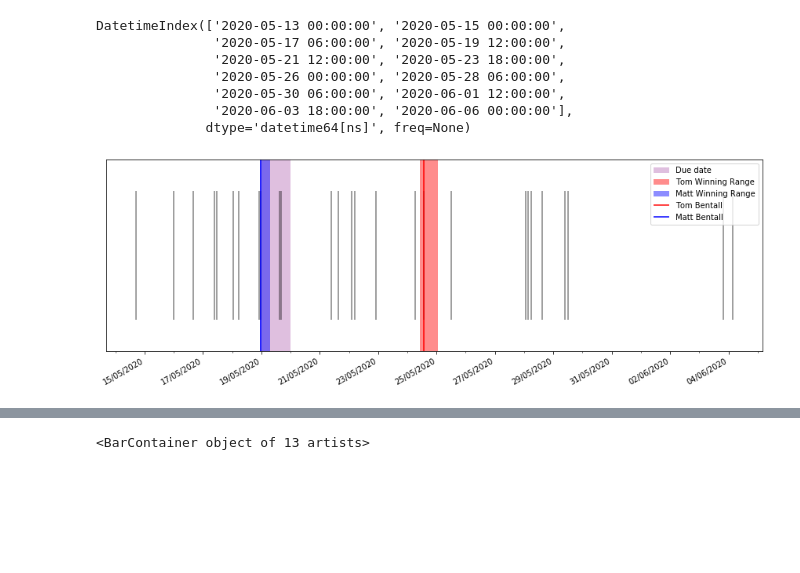
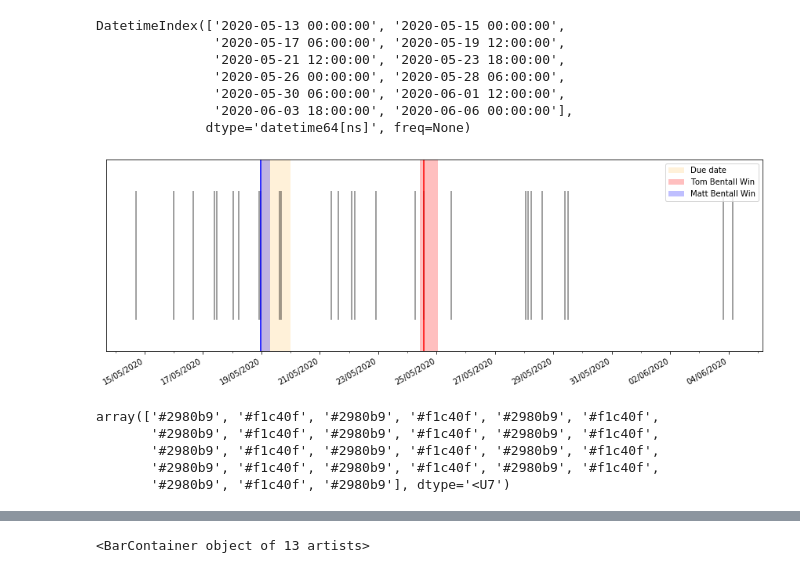
Before and after one commit to willcanniford/python-notes, a Jupyter notebook: baby_sweepstake/graph_guesses.ipynb, the cells around one changed output, grey strips where cells are left out. Saved outputs shown, nothing was run; the diff lists cells and outputs as text; code cells hidden in the pictures; blank space fills up the shorter version.

```diff
--- a/baby_sweepstake/graph_guesses.ipynb
+++ b/baby_sweepstake/graph_guesses.ipynb
@@ -61,12 +62,14 @@ for i in data.index:
         idx_1 = data.loc[i - 1, "guess"]
         idx_2 = data.loc[i, "guess"]
         lower = find_midpoint(idx_1, idx_2)
-        iteration = pd.DataFrame({'guess_rank': i, 'guess':idx_2, 'lower':lower}, index=[0])
+        upper = datetime.datetime(2020,6,14)
+        iteration = pd.DataFrame({'guess_rank': i, 'guess':idx_2, 'lower':lower, 'upper':upper}, index=[0])
     else:
         idx_2 = data.loc[i, "guess"]
         idx_3 = data.loc[i + 1, "guess"]
+        lower = datetime.datetime(2020,5,1)
         upper = find_midpoint(idx_2, idx_3)
-        iteration = pd.DataFrame({'guess_rank': i, 'guess':idx_2, 'upper':upper}, index=[0])
+        iteration = pd.DataFrame({'guess_rank': i, 'guess':idx_2, 'lower':lower, 'upper':upper}, index=[0])
 
     boundaries = pd.concat([boundaries,iteration], ignore_index=True)
 
@@ -215,40 +190,54 @@ ax.vlines(joined.guess, ymin=1, ymax=2, alpha=0.5)
 ax.vlines(joined[joined.player == 'Tom Bentall'].iloc[0, 1],
           ymin=0,
           ymax=4,
-          label='Tom Bentall',
           color='red')
 ax.vlines(joined[joined.player == 'Matt Bentall'].iloc[0, 1],
           ymin=0,
           ymax=4,
-          label='Matt Bentall',
           color='blue')
 ax.set_yticks([])
 ax.set_xticks(pd.date_range('2020-05-13', '2020-06-06', freq="2D"))
 ax.set_xticks(pd.date_range('2020-05-13', '2020-06-06'), minor=True)
 ax.set_ylim([0.75, 2.25])
 
-
+# Add background colour to indicate the full range of winning
 ax.axvspan(datetime.datetime(2020, 5, 19, 0, 0, 0),
             datetime.datetime(2020, 5, 20, 0, 0, 0),
-            facecolor='purple',
-            alpha=0.25,
+            facecolor='orange',
+            alpha=0.15,
             label = 'Due date')
 ax.axvspan(joined[joined.player == 'Tom Bentall'].lower.max(),
             joined[joined.player == 'Tom Bentall'].upper.max(),
             facecolor='red',
-            alpha=0.45,
-            label = 'Tom Winning Range')
+            alpha=0.25,
+            label = 'Tom Bentall Win')
 ax.axvspan(joined[joined.player == 'Matt Bentall'].lower.max(),
             joined[joined.player == 'Matt Bentall'].upper.max(),
             facecolor='blue',
-            alpha=0.45,
-            label = 'Matt Winning Range')
+            alpha=0.25,
+            label = 'Matt Bentall Win')
 
 myFmt = DateFormatter("%d/%m/%Y")
 ax.xaxis.set_major_formatter(myFmt)
 fig.autofmt_xdate()
 
 ax.legend(loc='upper right')
 plt.show()
 # %% [output]
-[figure, old version]
+[figure, new version]
+# %%
+colours = ['#706fd3',
+           '#ffb142',
+           '#227093',
+           '#ff793f',
+           '#84817a',
+           '#ff5252']
+colours_simple = ['#2980b9', '#f1c40f']
+visualisation_colours = np.resize(colours_simple, joined.index.max())
+visualisation_colours
+# %% [output]
+array(['#2980b9', '#f1c40f', '#2980b9', '#f1c40f', '#2980b9', '#f1c40f',
+       '#2980b9', '#f1c40f', '#2980b9', '#f1c40f', '#2980b9', '#f1c40f',
+       '#2980b9', '#f1c40f', '#2980b9', '#f1c40f', '#2980b9', '#f1c40f',
+       '#2980b9', '#f1c40f', '#2980b9', '#f1c40f', '#2980b9', '#f1c40f',
+       '#2980b9', '#f1c40f', '#2980b9'], dtype='<U7')
```
Also changed, not shown: parts of 10 cells of this notebook.
